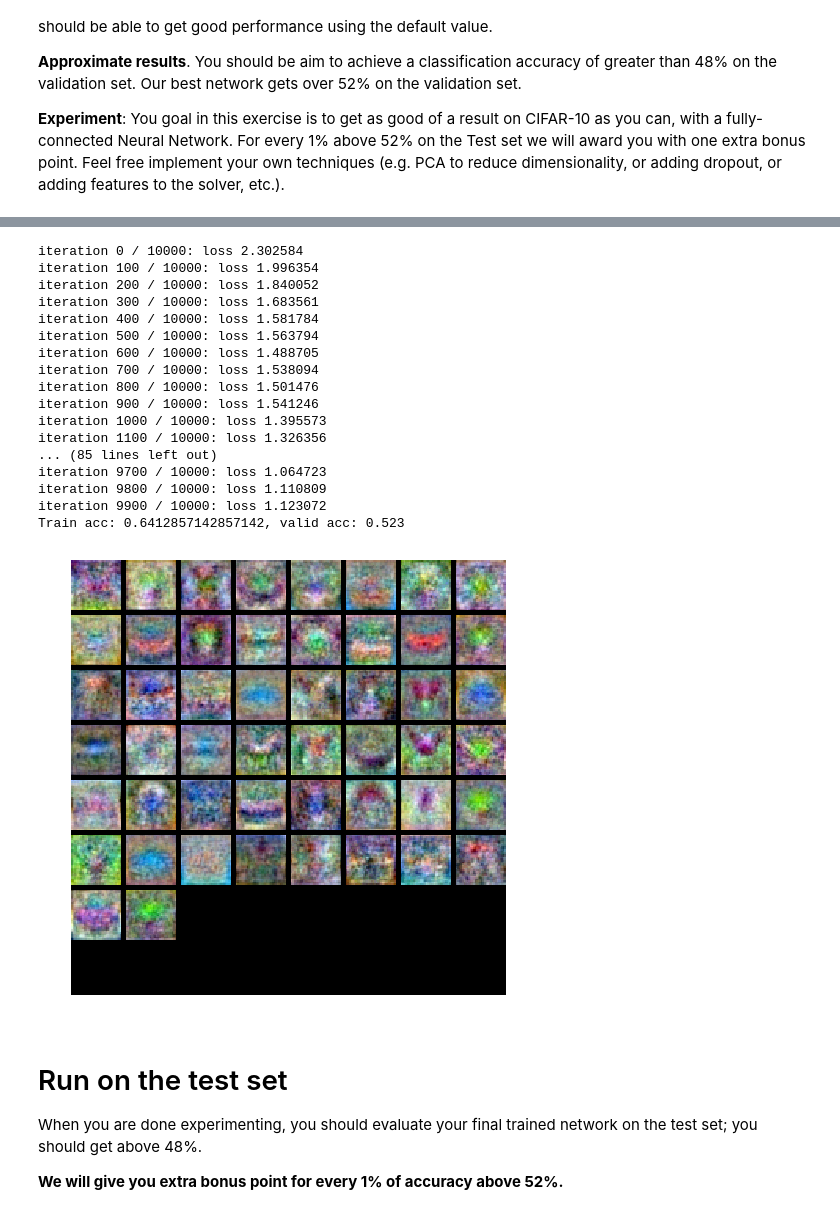
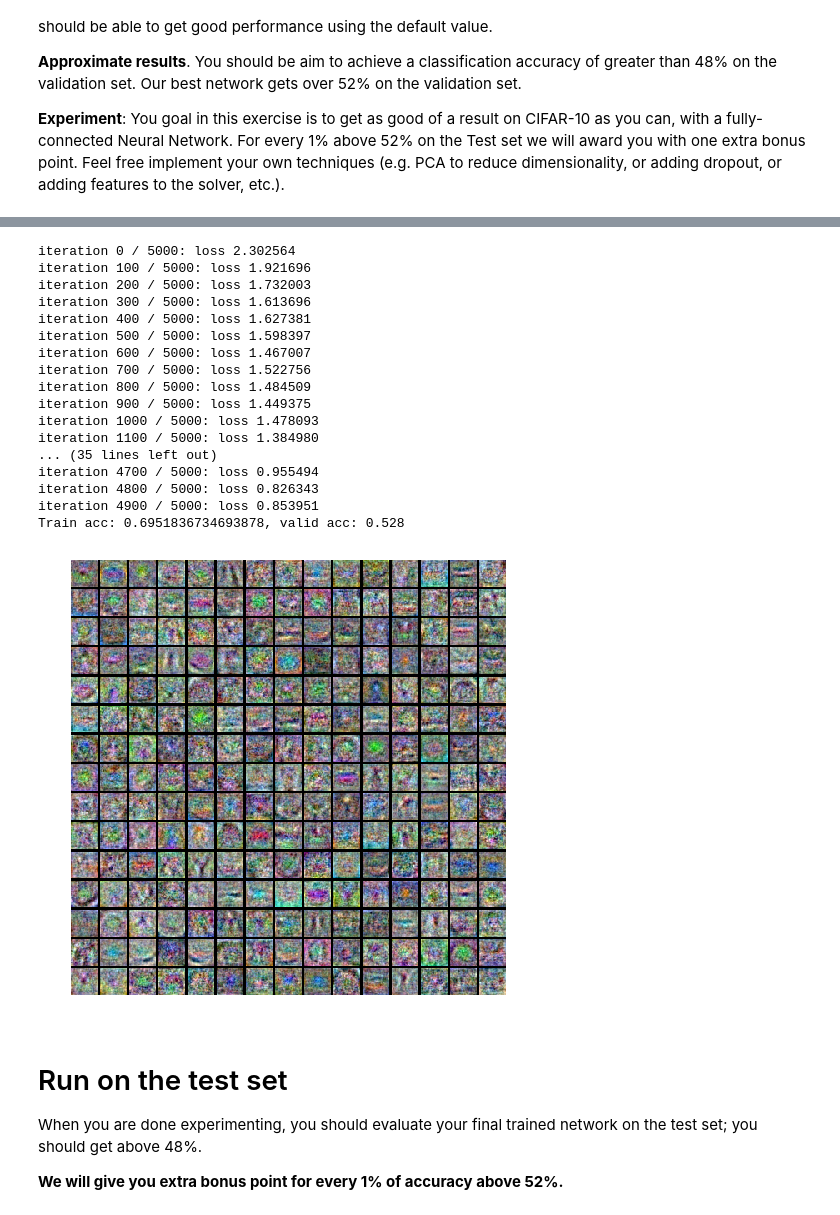
Before and after one commit to kevin-fang/two-layer-net, a Jupyter notebook: two_layer_net.ipynb, the cells around one changed output, grey strips where cells are left out. Cells and saved outputs as stored; diff of their text form; code cells hidden in the pictures.

```diff
--- a/two_layer_net.ipynb
+++ b/two_layer_net.ipynb
@@ -373,9 +360,10 @@ show_net_weights(best_net)
 # %%
 lr = 1e-3
 reg = 1e-2
+hidden_size = 225
 
 test_net = TwoLayerNet(input_size, hidden_size, num_classes)
-loss_hist = test_net.train(X_train, y_train, X_val, y_val, learning_rate_decay = 0.95, learning_rate = lr, reg = reg, num_iters = 10000, verbose=True)
+loss_hist = test_net.train(X_train, y_train, X_val, y_val, learning_rate_decay = 0.95, learning_rate = lr, reg = reg, num_iters = 5000, verbose=True)
 y_train_pred = test_net.predict(X_train)
 training_accuracy = np.mean(y_train == y_train_pred)
 
@@ -384,28 +372,28 @@ validation_accuracy = np.mean(y_val == y_val_pred)
 
 print("Train acc: {}, valid acc: {}".format(training_accuracy, validation_accuracy))
 # %% [output]
-iteration 0 / 10000: loss 2.302584
-iteration 100 / 10000: loss 1.996354
-iteration 200 / 10000: loss 1.840052
-iteration 300 / 10000: loss 1.683561
-iteration 400 / 10000: loss 1.581784
-iteration 500 / 10000: loss 1.563794
-iteration 600 / 10000: loss 1.488705
-iteration 700 / 10000: loss 1.538094
-iteration 800 / 10000: loss 1.501476
-iteration 900 / 10000: loss 1.541246
-iteration 1000 / 10000: loss 1.395573
-iteration 1100 / 10000: loss 1.326356
-... (85 lines left out)
-iteration 9700 / 10000: loss 1.064723
-iteration 9800 / 10000: loss 1.110809
-iteration 9900 / 10000: loss 1.123072
-Train acc: 0.6412857142857142, valid acc: 0.523
+iteration 0 / 5000: loss 2.302564
+iteration 100 / 5000: loss 1.921696
+iteration 200 / 5000: loss 1.732003
+iteration 300 / 5000: loss 1.613696
+iteration 400 / 5000: loss 1.627381
+iteration 500 / 5000: loss 1.598397
+iteration 600 / 5000: loss 1.467007
+iteration 700 / 5000: loss 1.522756
+iteration 800 / 5000: loss 1.484509
+iteration 900 / 5000: loss 1.449375
+iteration 1000 / 5000: loss 1.478093
+iteration 1100 / 5000: loss 1.384980
+... (35 lines left out)
+iteration 4700 / 5000: loss 0.955494
+iteration 4800 / 5000: loss 0.826343
+iteration 4900 / 5000: loss 0.853951
+Train acc: 0.6951836734693878, valid acc: 0.528
 # %%
 # visualize the weights of the best network
-show_net_weights(best_net)
+show_net_weights(test_net)
 # %% [output]
-[figure, old version]
+[figure, new version]
 # %% [markdown]
 # Run on the test set
 When you are done experimenting, you should evaluate your final trained network on the test set; you should get above 48%.
```
Also changed, not shown: parts of 5 cells of this notebook.
